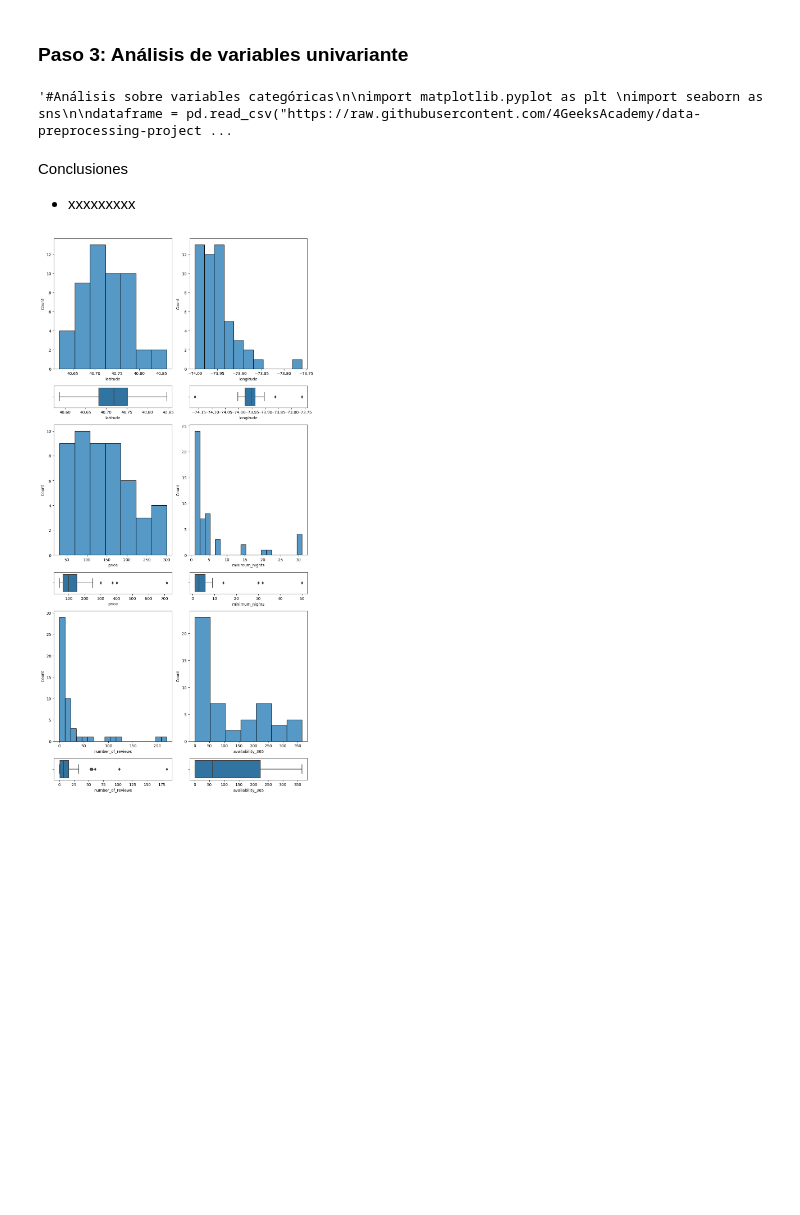
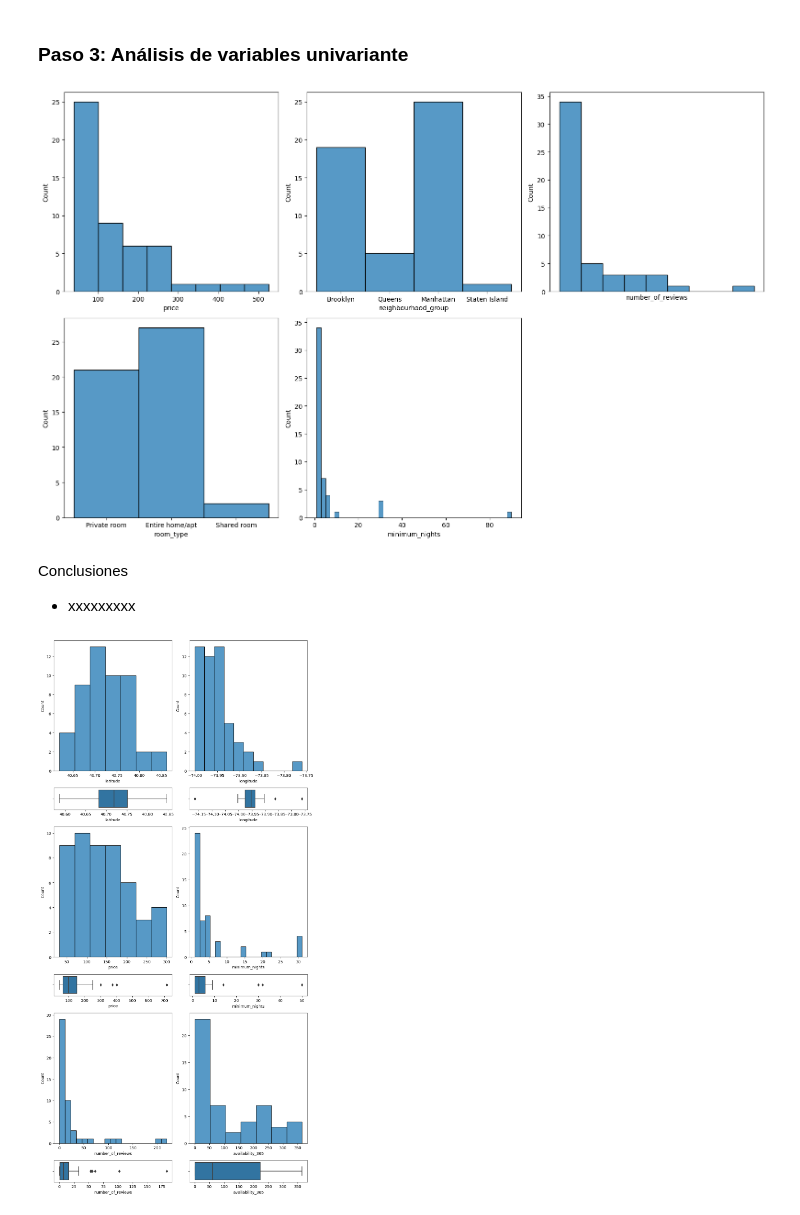
Before and after one commit to jaimed411/013-PROYECTO1-machine-learning-airbnb, a Jupyter notebook: src/explore.ipynb, the cells around one changed output. Cells and saved outputs as stored; diff of their text form; code cells hidden in the pictures; blank space fills up the shorter version.

```diff
--- a/src/explore.ipynb
+++ b/src/explore.ipynb
@@ -113,27 +113,30 @@ dataframe.head()
 # %% [markdown]
 ### Paso 3: Análisis de variables univariante
 # %%
-'''#Análisis sobre variables categóricas
+#Análisis sobre variables categóricas
 
 import matplotlib.pyplot as plt
 import seaborn as sns
 
-dataframe = pd.read_csv("https://raw.githubusercontent.com/4GeeksAcademy/data-preprocessing-project-tutorial/main/AB_NYC_2019.csv")
+# Crear lienzo del gráfico
+fig, axes = plt.subplots(2, 3, figsize=(16, 10))
 
-fig, axes = plt.subplots(2, 2, figsize=(10, 7))
+# Crear histogramas
+sampled_data = dataframe.sample(50)
+sns.histplot(ax=axes[0, 0], data=sampled_data, x='price')
+sns.histplot(ax=axes[0, 1], data=sampled_data, x='neighbourhood_group')
+sns.histplot(ax=axes[0, 2], data=sampled_data, x='number_of_reviews').set_xticks([])
+sns.histplot(ax=axes[1, 0], data=sampled_data, x='room_type')
+sns.histplot(ax=axes[1, 1], data=sampled_data, x='minimum_nights')
+fig.delaxes(axes[1, 2])
 
-# Crear un histograma múltiple
-sns.histplot(data=dataframe, x="neighbourhood_group", ax=axes[1, 0])
-sns.histplot(data=dataframe, x="neighbourhood", ax=axes[0, 1])
-sns.histplot(data=dataframe, x="room_type", ax=axes[1, 1])
-
-# Ajustar el layout
+# Ajustar diseño
 plt.tight_layout()
 
-# Mostrar el plot
-plt.show()'''
+# Mostrar el gráfico
+plt.show()
 # %% [output]
-'#Análisis sobre variables categóricas\n\nimport matplotlib.pyplot as plt \nimport seaborn as sns\n\ndataframe = pd.read_csv("https://raw.githubusercontent.com/4GeeksAcademy/data-preprocessing-project ...
+[figure, added]
 # %% [markdown]
 Conclusiones
 
```
